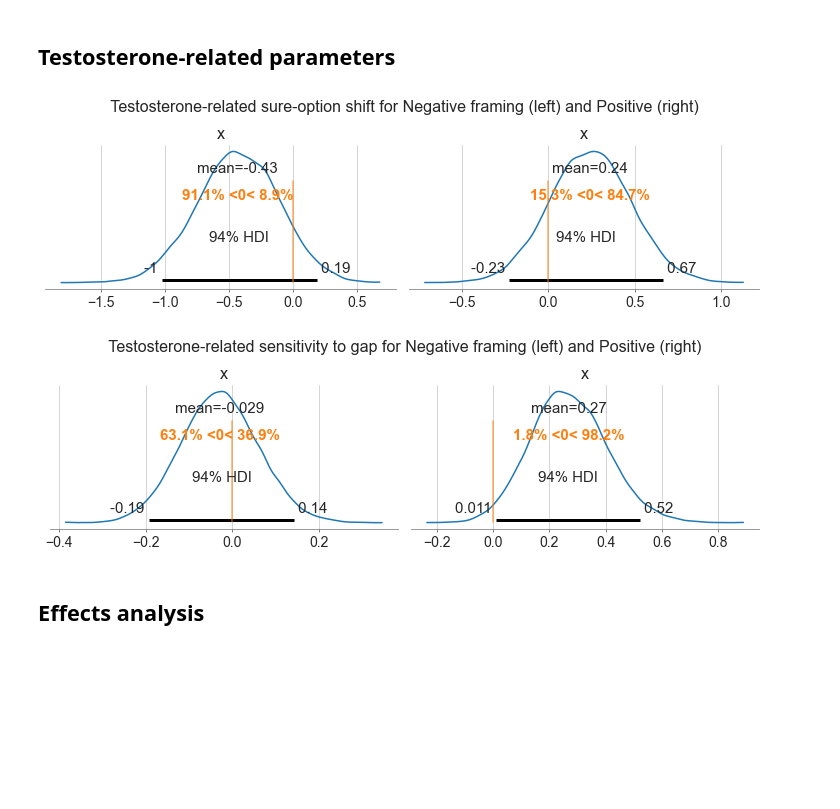
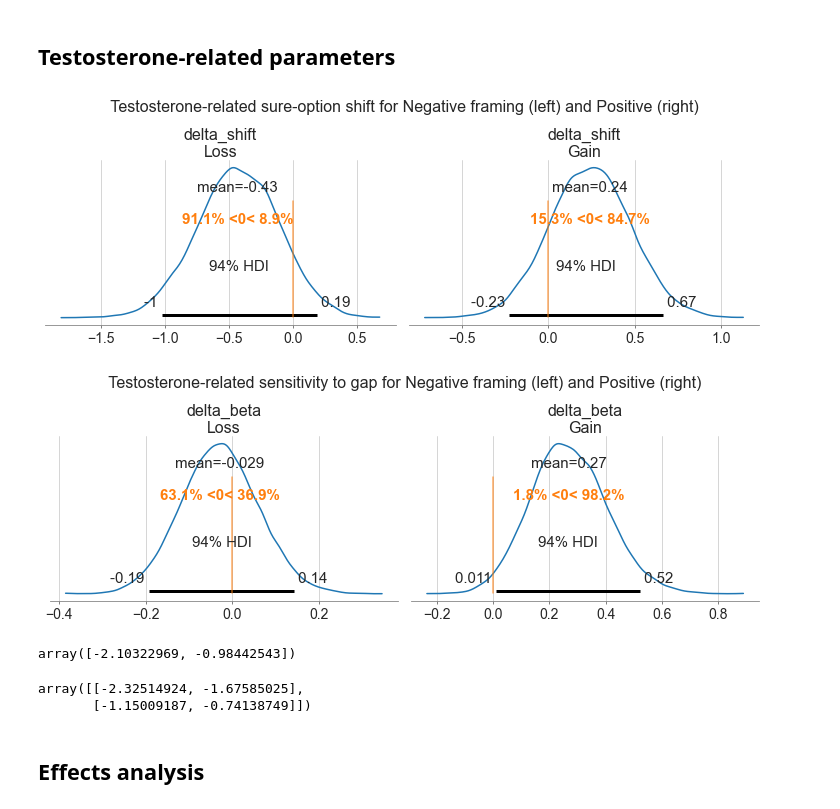
Before and after one commit to iknyazeva/RiskTestosterone, a Jupyter notebook: RiskTakingTestosteroneEffectsCovariates.ipynb, the cells around one changed output. Cells and saved outputs as stored; diff of their text form; code cells hidden in the pictures; blank space fills up the shorter version.

Commit message:
replace trace with idata in plotting

```diff
--- a/RiskTakingTestosteroneEffectsCovariates.ipynb
+++ b/RiskTakingTestosteroneEffectsCovariates.ipynb
@@ -718,7 +718,12 @@ Sampling 4 chains for 1_000 tune and 5_000 draw iterations (4_000 + 20_000 draws
 0, dim: obs_id, 800 =? 800
 The number of effective samples is smaller than 10% for some parameters.
 # %%
-idata_inds_cov = get_idata(model_inds_cov, trace_inds_cov)
-idata_inds_cov.to_netcdf('results/idata_inds_cov.nc')
+PRECOMPUTED = True
+if PRECOMPUTED:
+    idata_inds_cov  = az.from_netcdf('results/idata_inds_cov.nc')
+
+else:
+    idata_inds_cov = get_idata(model_inds_cov, trace_inds_cov)
+    idata_inds_cov.to_netcdf('results/idata_inds_cov.nc')
 post_check(idata_inds_cov, varnames = ['shift','beta', 'delta_shift', 'delta_beta'])
 # %% [output]
@@ -777,0 +795,4 @@ Nothing: it was fun, but coefficients with and without covariates almost the sam
+# %%
+fig, ax = plt.subplots(1, 2, figsize=(10, 3.5), constrained_layout=True)
+az.plot_posterior(idata_inds_cov, var_names=['delta_shift'], ref_val=0, ax=ax);
+fig.suptitle(f" Testosterone-related sure-option shift for Negative framing (left) and Positive (right)", fontsize=16);
@@ -778,14 +801,12 @@ Nothing: it was fun, but coefficients with and without covariates almost the sam
 # %%
-def plot_deltas(trace):
+def plot_deltas(idata):
 
-    fig, ax = plt.subplots(1, 2, figsize=(10, 3), constrained_layout=True)
-    for i in [0,1]:
-        az.plot_posterior(trace['delta_shift'][:, i], ref_val=0, ax = ax[i])
+    fig, ax = plt.subplots(1, 2, figsize=(10, 3.5), constrained_layout=True)
+    az.plot_posterior(idata, var_names=['delta_shift'], ref_val=0, ax=ax);
     fig.suptitle(f" Testosterone-related sure-option shift for Negative framing (left) and Positive (right)", fontsize=16);
-    plt.savefig('imgs/'+ 'DeltasShift.png',format='png', bbox_inches = 'tight')
+    plt.savefig('imgs/'+ 'DeltasShift.jpg',format='jpeg', bbox_inches = 'tight')
 
-    fig, ax = plt.subplots(1, 2, figsize=(10, 3), constrained_layout=True)
-    for i in [0,1]:
-        az.plot_posterior(trace['delta_beta'][:, i], ref_val=0, ax = ax[i])
+    fig, ax = plt.subplots(1, 2, figsize=(10, 3.5), constrained_layout=True)
+    az.plot_posterior(idata, var_names=['delta_beta'], ref_val=0, ax = ax)
     fig.suptitle(f" Testosterone-related sensitivity to gap for Negative framing (left) and Positive (right)", fontsize=16);
-    plt.savefig('imgs/'+ 'DeltasGap.png',format='png', bbox_inches = 'tight')
+    plt.savefig('imgs/'+ 'DeltasGap.jpg',format='jpeg', bbox_inches = 'tight')
@@ -792,9 +827,18 @@ def plot_deltas(trace):
 # %% [markdown]
 ## Testosterone-related parameters
 # %%
-plot_deltas(trace_inds_cov)
+plot_deltas(idata_inds_cov)
 # %% [output]
-[figure, old version]
+[figure, new version]
-[figure, old version]
+[figure, new version]
+# %%
+idata_inds_cov.posterior['shift'].mean(["chain", "draw"]).values
+# %% [output]
+array([-2.10322969, -0.98442543])
+# %%
+az.hdi(idata_inds_cov, var_names= ['shift'], hdi_prob = 0.5)['shift'].values
+# %% [output]
+array([[-2.32514924, -1.67585025],
+       [-1.15009187, -0.74138749]])
 # %% [markdown]
 ## Effects analysis
```
Also changed, not shown: parts of 18 cells of this notebook, 2 other files.
